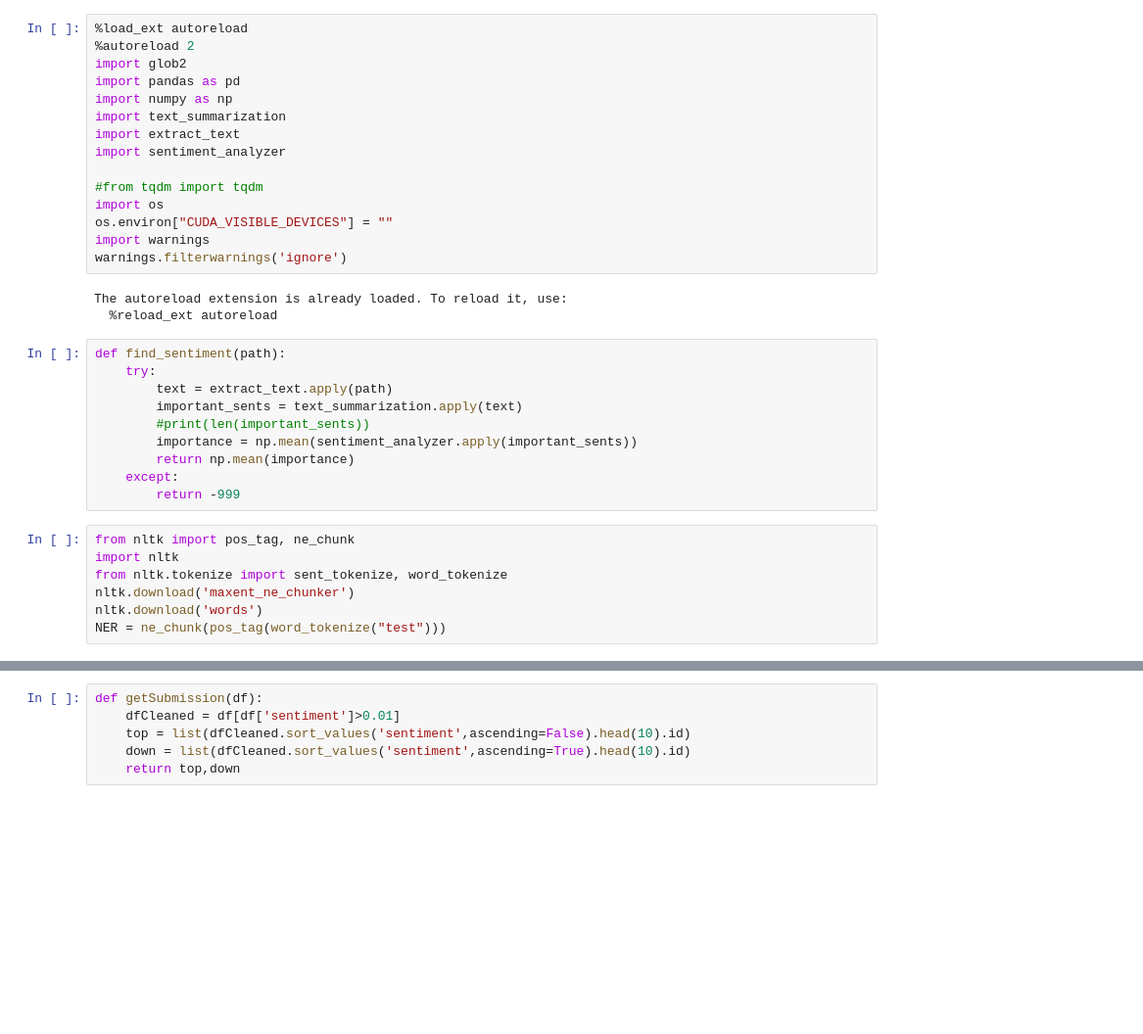
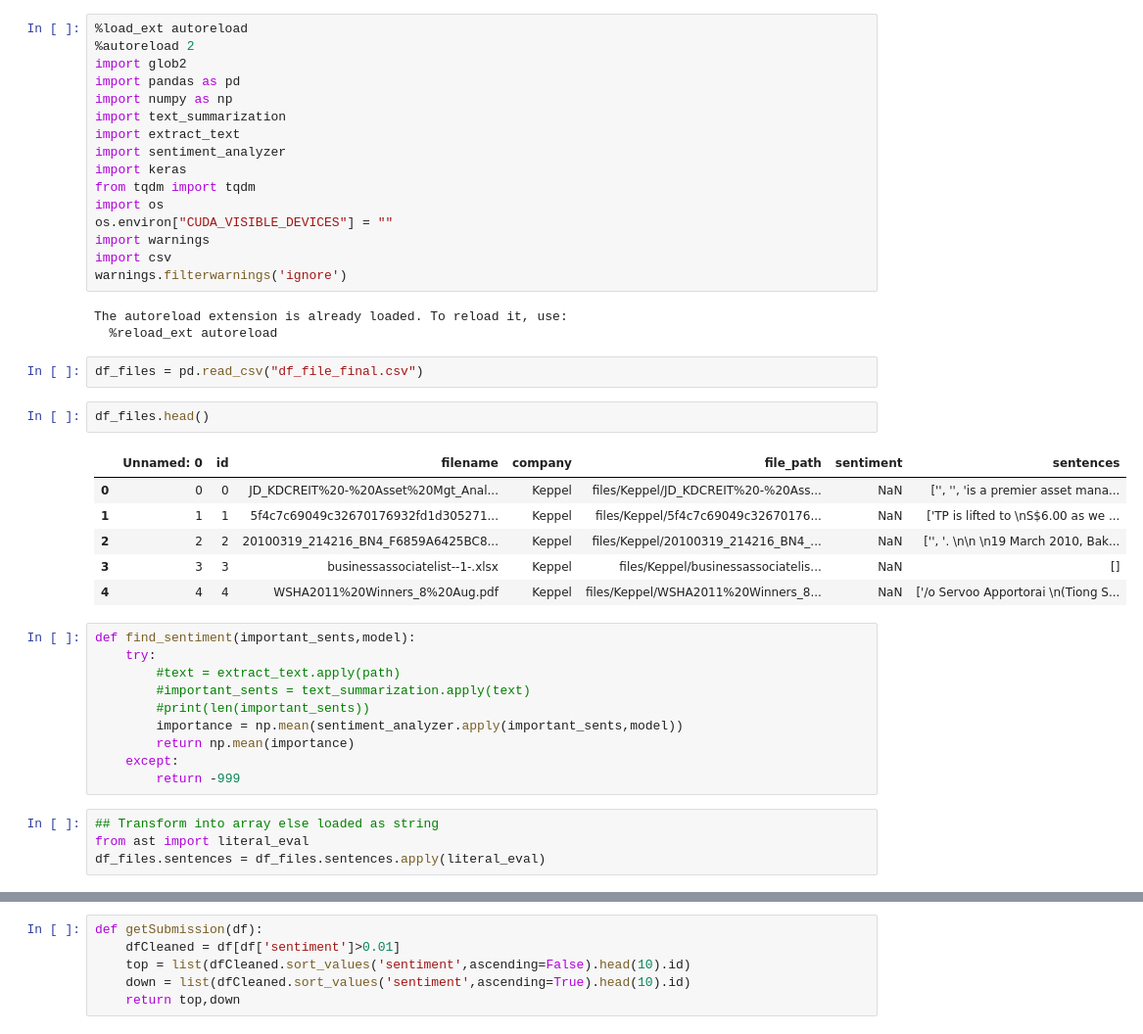
Before and after one commit to cgallay/KaggleDathena, a Jupyter notebook: Pipeline_V0.2.ipynb, the cells around one changed output, grey strips where cells are left out. Shown: that part at 98% size. Cells and saved outputs as stored; diff of their text form; blank space fills up the shorter version.

```diff
--- a/Pipeline_V0.2.ipynb
+++ b/Pipeline_V0.2.ipynb
@@ -7,30 +7,39 @@ import numpy as np
 import text_summarization
 import extract_text
 import sentiment_analyzer
-
-#from tqdm import tqdm
+import keras
+from tqdm import tqdm
 import os
 os.environ["CUDA_VISIBLE_DEVICES"] = ""
 import warnings
+import csv
 warnings.filterwarnings('ignore')
 # %% [output]
 The autoreload extension is already loaded. To reload it, use:
   %reload_ext autoreload
+# %%
+df_files = pd.read_csv("df_file_final.csv")
+# %%
+df_files.head()
+# %% [output]
+|  | Unnamed: 0 | id | filename | company | file_path | sentiment | sentences |
+| 0 | 0 | 0 | JD_KDCREIT%20-%20Asset%20Mgt_Anal... | Keppel | files/Keppel/JD_KDCREIT%20-%20Ass... | NaN | ['', '', 'is a premier asset mana... |
+| 1 | 1 | 1 | 5f4c7c69049c32670176932fd1d305271... | Keppel | files/Keppel/5f4c7c69049c32670176... | NaN | ['TP is lifted to \nS$6.00 as we ... |
+| 2 | 2 | 2 | 20100319_214216_BN4_F6859A6425BC8... | Keppel | files/Keppel/20100319_214216_BN4_... | NaN | ['', '. \n\n \n19 March 2010, Bak... |
+| 3 | 3 | 3 | businessassociatelist--1-.xlsx | Keppel | files/Keppel/businessassociatelis... | NaN | [] |
+| 4 | 4 | 4 | WSHA2011%20Winners_8%20Aug.pdf | Keppel | files/Keppel/WSHA2011%20Winners_8... | NaN | ['/o Servoo Apportorai \n(Tiong S... |
 # %%
-def find_sentiment(path):
+def find_sentiment(important_sents,model):
     try:
-        text = extract_text.apply(path)
-        important_sents = text_summarization.apply(text)
+        #text = extract_text.apply(path)
+        #important_sents = text_summarization.apply(text)
         #print(len(important_sents))
-        importance = np.mean(sentiment_analyzer.apply(important_sents))
+        importance = np.mean(sentiment_analyzer.apply(important_sents,model))
         return np.mean(importance)
     except:
         return -999
-# %%
-from nltk import pos_tag, ne_chunk
-import nltk
-from nltk.tokenize import sent_tokenize, word_tokenize
-nltk.download('maxent_ne_chunker')
-nltk.download('words')
-NER = ne_chunk(pos_tag(word_tokenize("test")))
+# %%
+## Transform into array else loaded as string
+from ast import literal_eval
+df_files.sentences = df_files.sentences.apply(literal_eval)
 # %%
```
Also changed, not shown: parts of 6 cells of this notebook, 11 other files.
